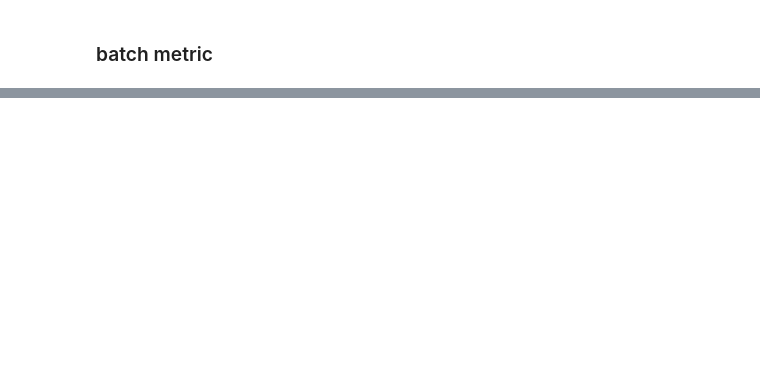
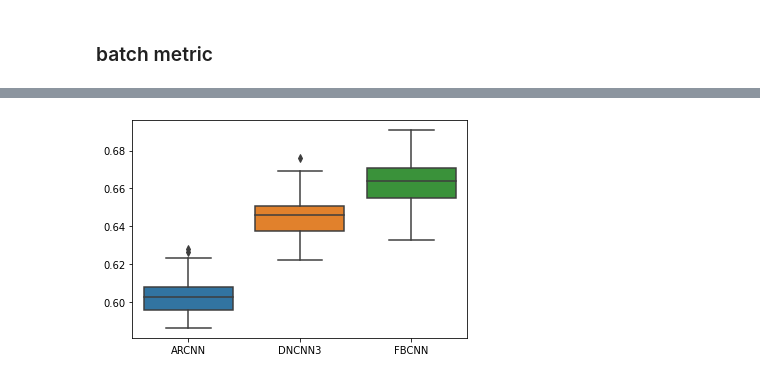
Before and after one commit to Abletobetable/lanit-2022-traffic, a Jupyter notebook: feature_detection.ipynb, the cells around one changed output, grey strips where cells are left out. Saved outputs shown, nothing was run; the diff lists cells and outputs as text; code cells hidden in the pictures; blank space fills up the shorter version.

```diff
--- a/feature_detection.ipynb
+++ b/feature_detection.ipynb
@@ -338,0 +428,6 @@ array([[[ 88,  88,  88],
+# %%
+data = pd.DataFrame({'ARCNN': arcnn, 'DNCNN3': dncnn, 'FBCNN': fbcnn})
+sns.boxplot(data = data)
+plt.show()
+# %% [output]
+[figure, added]
```
Also changed, not shown: parts of 16 cells of this notebook.
